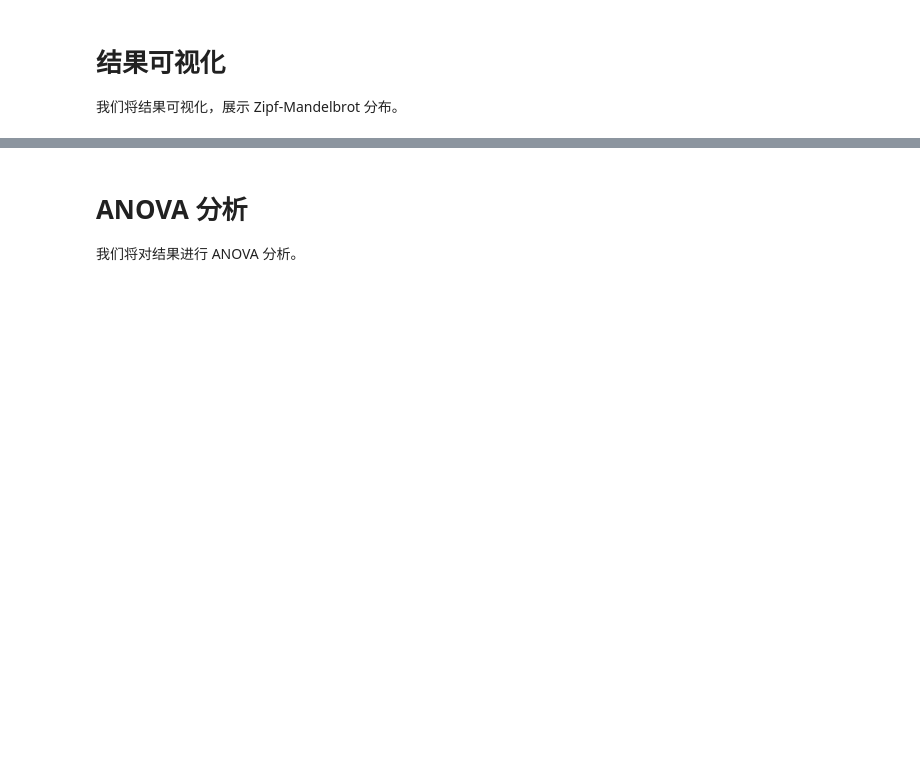
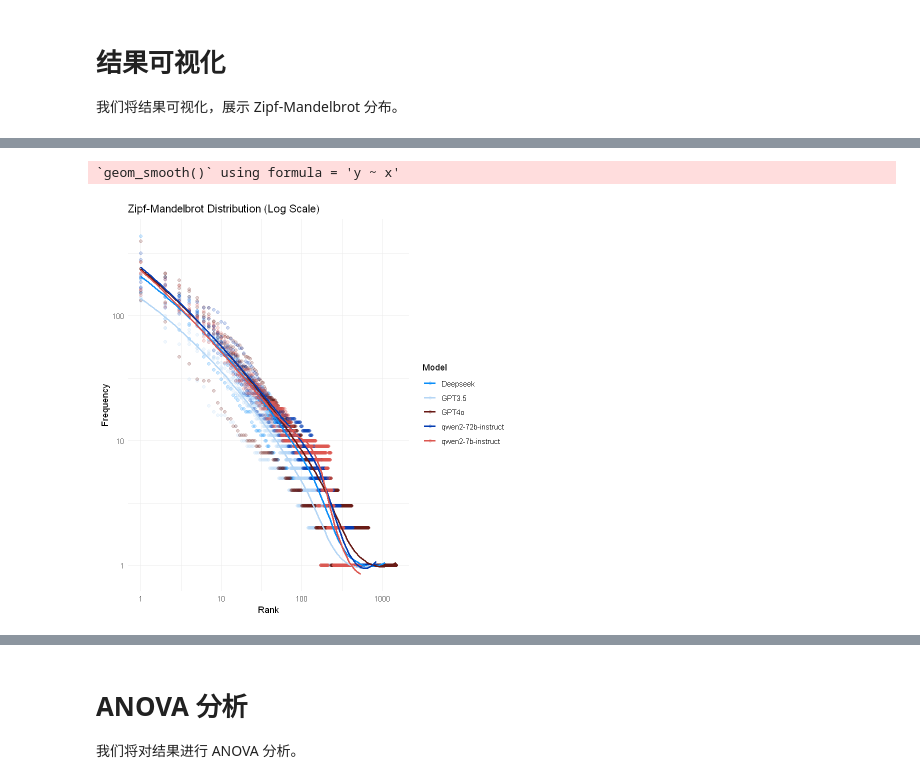
Before and after one commit to exusiaiwei/journey-learning-log, a Jupyter notebook: Doing/python/LLM_QL/Zipf-Mandelbrot.ipynb, the cells around one changed output, grey strips where cells are left out. Drawn from its saved outputs; the diff is of its cells as text; code cells hidden in the pictures; blank space fills up the shorter version.

```diff
--- a/Doing/python/LLM_QL/Zipf-Mandelbrot.ipynb
+++ b/Doing/python/LLM_QL/Zipf-Mandelbrot.ipynb
@@ -284,0 +284,14 @@ ggplot(results, aes(x = Rank, y = Frequency, color = Model, shape = Type)) +
+# %%
+ggplot(results, aes(x = Rank, y = Frequency, color = Model)) +
+    geom_point(alpha = 0.2) +
+    geom_smooth(se = FALSE, method = "loess") +
+    scale_color_paletteer_d("tvthemes::BluebirdAzurite") +
+    labs(title = "Zipf-Mandelbrot Distribution (Log Scale)", x = "Rank", y = "Frequency") +
+    theme_minimal() +
+    theme(legend.position = "right") +
+    scale_x_log10() +
+    scale_y_log10()
+    #coord_cartesian(xlim = c(1, 50), ylim = c(50, 400))  # a, b, c, d 是你想要的 x 和 y 的范围
+# %% [output]
+`geom_smooth()` using formula = 'y ~ x'
+[figure, added]
```
Also changed, not shown: parts of 9 cells of this notebook.
